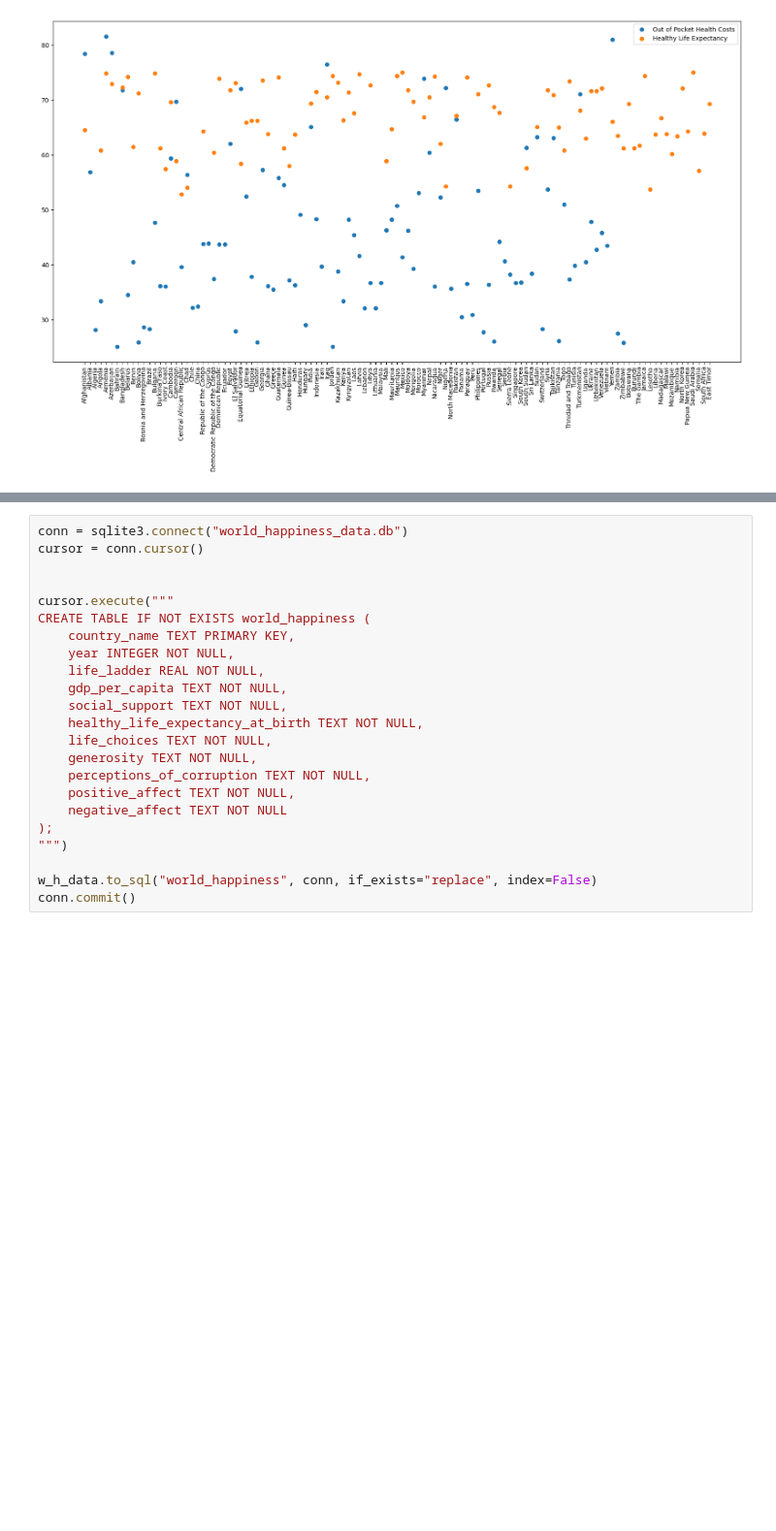
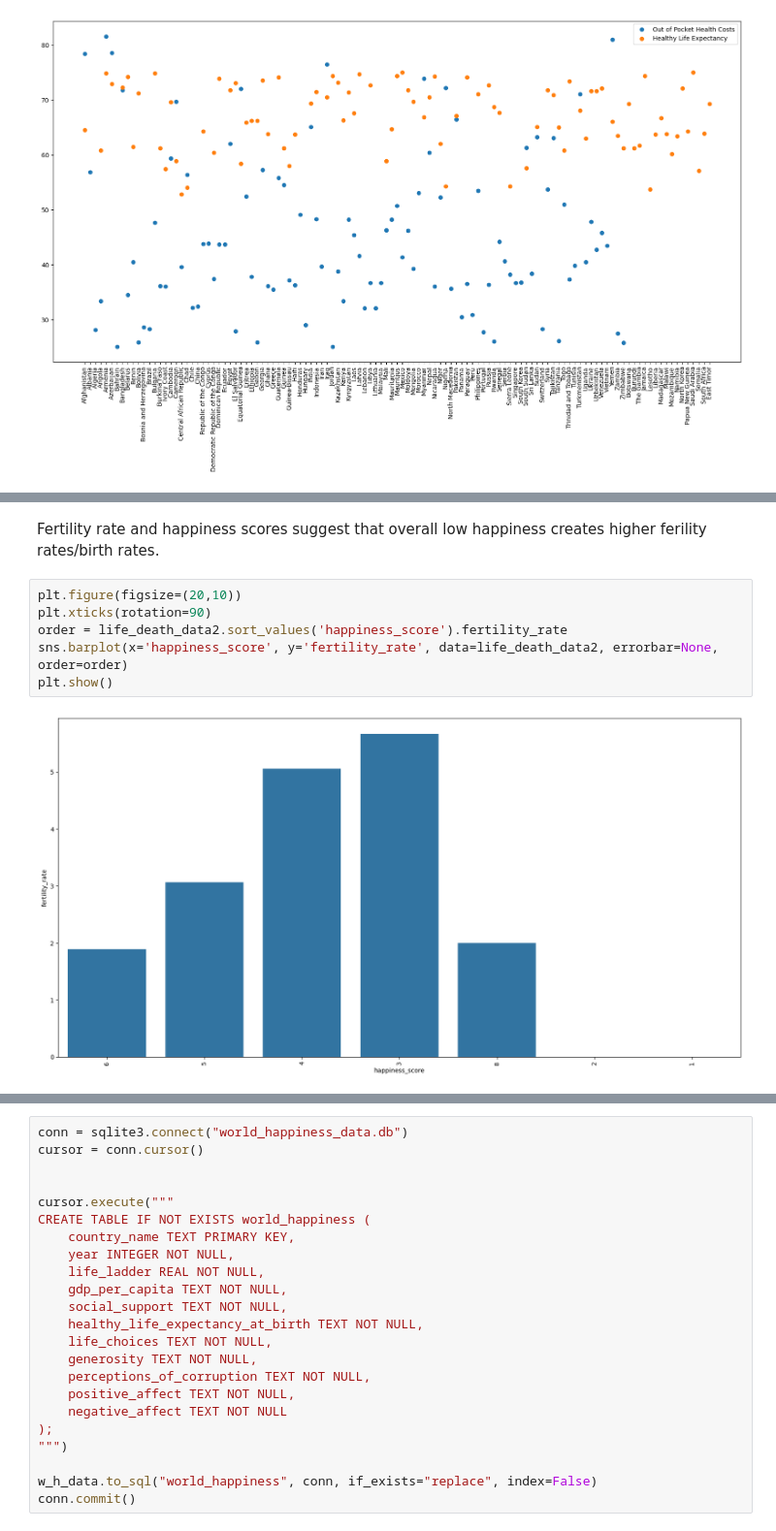
Before and after one commit to tara-hylton/world_happiness, a Jupyter notebook: world happiness.ipynb, the cells around one changed output, grey strips where cells are left out. Shown at 97% size. Drawn from its saved outputs; the diff is of its cells as text; blank space fills up the shorter version.

```diff
--- a/world happiness.ipynb
+++ b/world happiness.ipynb
@@ -280,0 +295,10 @@ See the caveats in the documentation: https://pandas.pydata.org/pandas-docs/stab
+# %% [markdown]
+Fertility rate and happiness scores suggest that overall low happiness creates higher ferility rates/birth rates.
+# %%
+plt.figure(figsize=(20,10))
+plt.xticks(rotation=90)
+order = life_death_data2.sort_values('happiness_score').fertility_rate
+sns.barplot(x='happiness_score', y='fertility_rate', data=life_death_data2, errorbar=None, order=order)
+plt.show()
+# %% [output]
+[figure, added]
```
Also changed, not shown: parts of 4 cells of this notebook, 5 other files.
